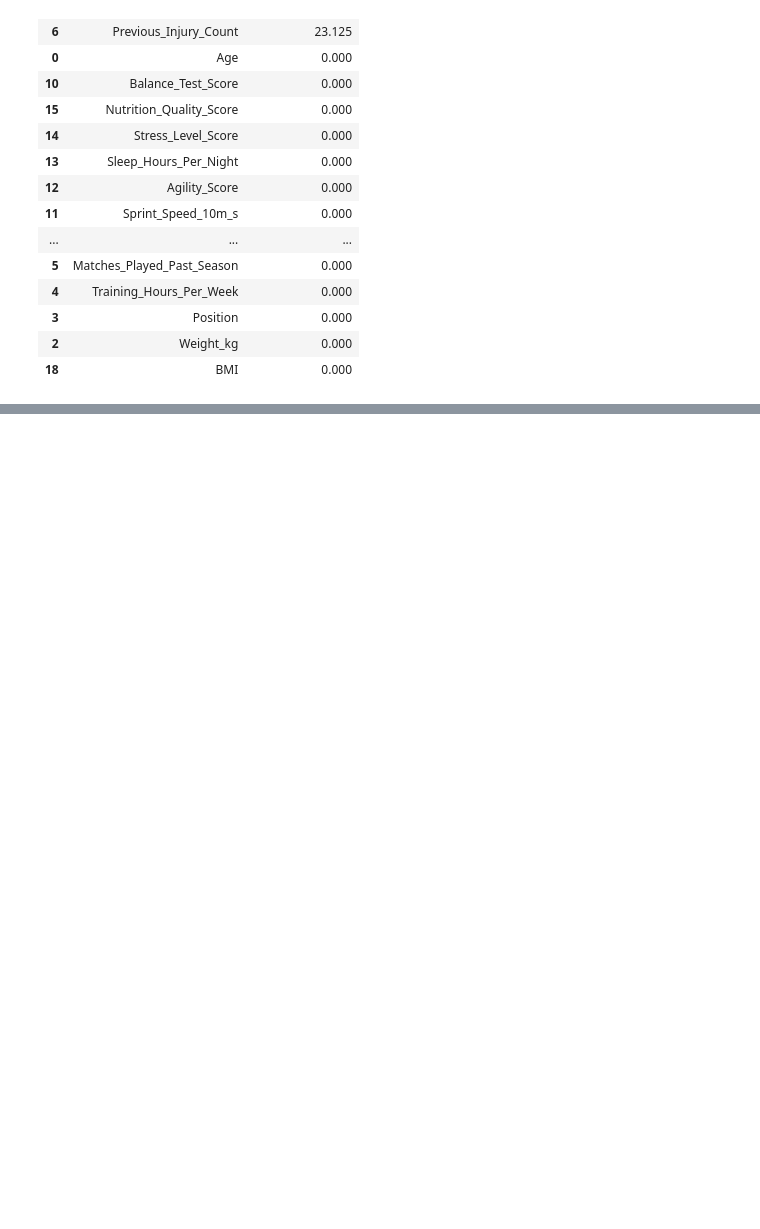
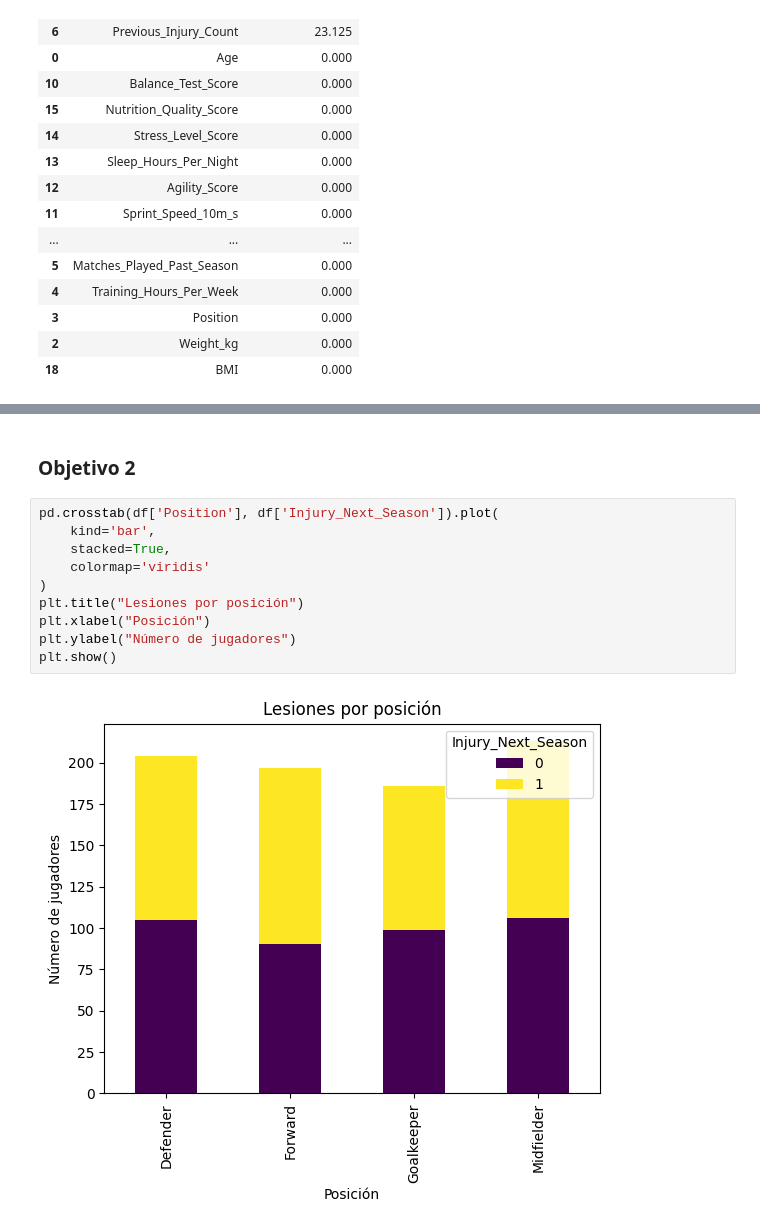
Before and after one commit to samegi/Proyecto4-IA, a Jupyter notebook: EDA/EDA_.ipynb, the cells around one changed output, grey strips where cells are left out. Saved outputs shown, nothing was run; the diff lists cells and outputs as text; blank space fills up the shorter version.

```diff
--- a/EDA/EDA_.ipynb
+++ b/EDA/EDA_.ipynb
@@ -200,0 +225,14 @@ NameError: name 'plt' is not defined
+# %% [markdown]
+### Objetivo 2
+# %%
+pd.crosstab(df['Position'], df['Injury_Next_Season']).plot(
+    kind='bar',
+    stacked=True,
+    colormap='viridis'
+)
+plt.title("Lesiones por posición")
+plt.xlabel("Posición")
+plt.ylabel("Número de jugadores")
+plt.show()
+# %% [output]
+[figure, added]
```
Also changed, not shown: parts of 25 cells of this notebook, 1 other file.
